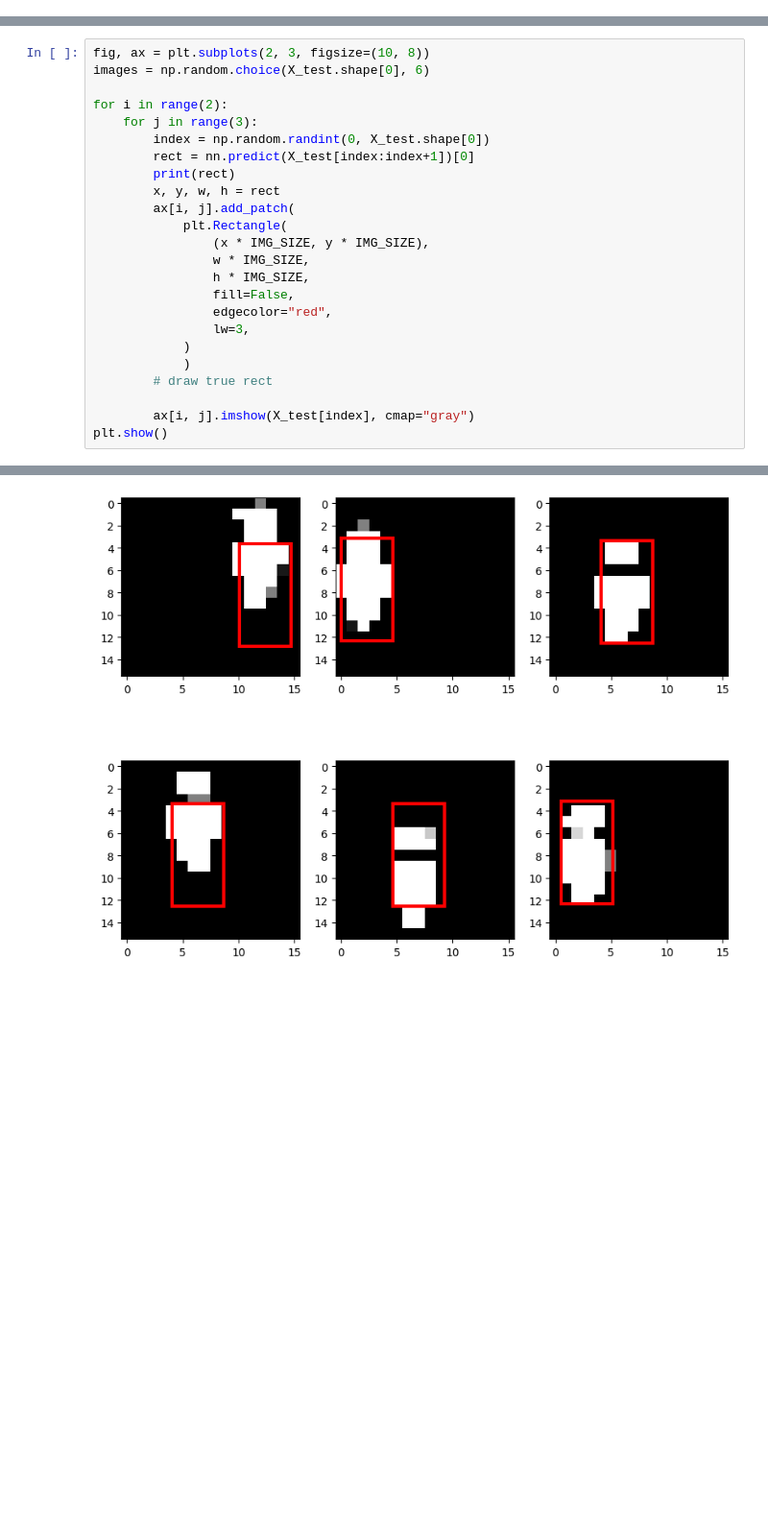
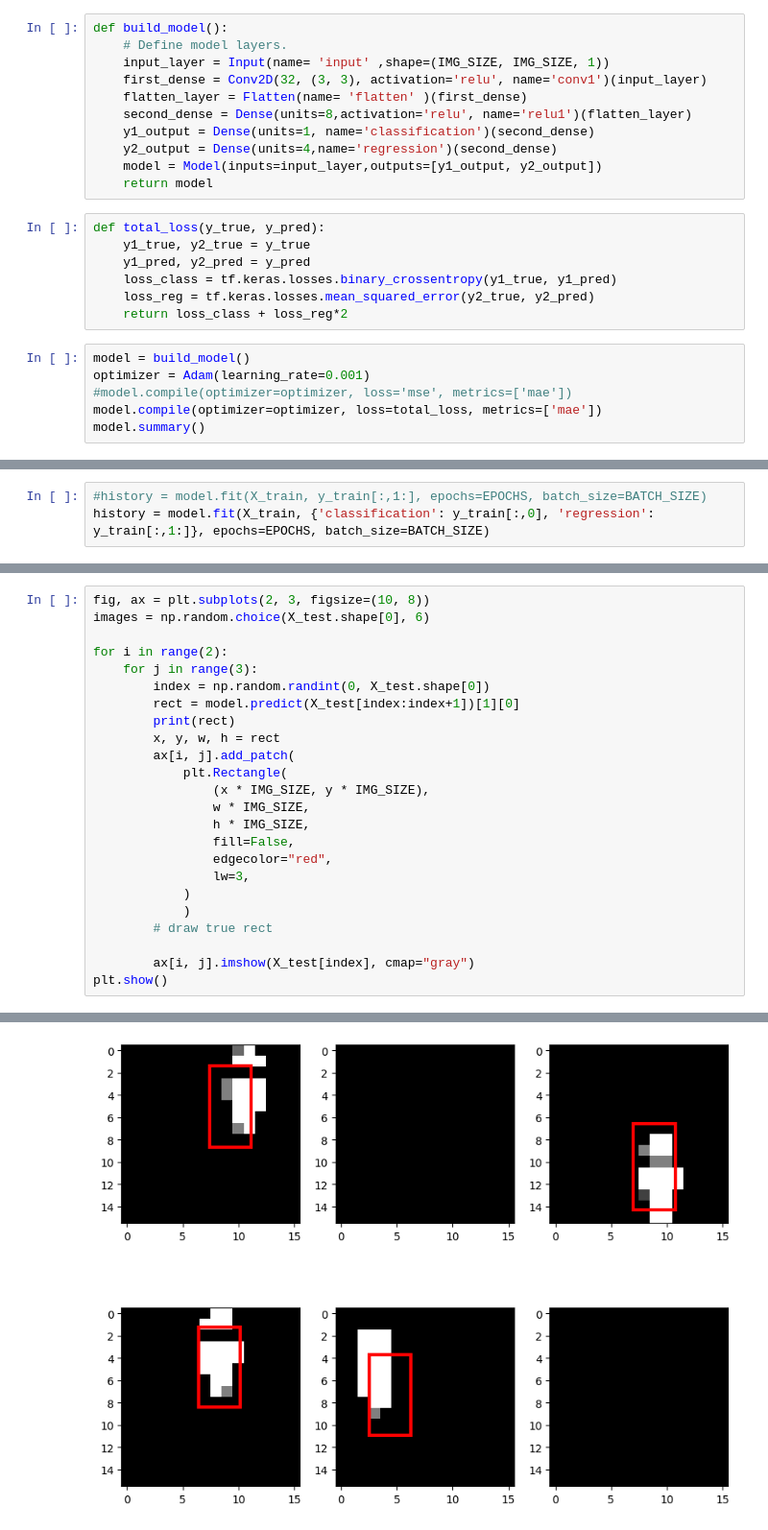
Before and after one commit to michalskibinski109/pygame_nn, a Jupyter notebook: train.ipynb, the cells around one changed output, grey strips where cells are left out. Shown at 96% size. Cells and saved outputs as stored; diff of their text form; blank space fills up the shorter version.

Commit message:
updated model

```diff
--- a/train.ipynb
+++ b/train.ipynb
@@ -77,0 +40,24 @@ Epoch 1000/1000
+# %%
+def build_model():
+    # Define model layers.
+    input_layer = Input(name= 'input' ,shape=(IMG_SIZE, IMG_SIZE, 1))
+    first_dense = Conv2D(32, (3, 3), activation='relu', name='conv1')(input_layer)
+    flatten_layer = Flatten(name= 'flatten' )(first_dense)
+    second_dense = Dense(units=8,activation='relu', name='relu1')(flatten_layer)
+    y1_output = Dense(units=1, name='classification')(second_dense)
+    y2_output = Dense(units=4,name='regression')(second_dense)
+    model = Model(inputs=input_layer,outputs=[y1_output, y2_output])
+    return model
+# %%
+def total_loss(y_true, y_pred):
+    y1_true, y2_true = y_true
+    y1_pred, y2_pred = y_pred
+    loss_class = tf.keras.losses.binary_crossentropy(y1_true, y1_pred)
+    loss_reg = tf.keras.losses.mean_squared_error(y2_true, y2_pred)
+    return loss_class + loss_reg*2
+# %%
+model = build_model()
+optimizer = Adam(learning_rate=0.001)
+#model.compile(optimizer=optimizer, loss='mse', metrics=['mae'])
+model.compile(optimizer=optimizer, loss=total_loss, metrics=['mae'])
+model.summary()
@@ -77,0 +82,3 @@ Epoch 1000/1000
+# %%
+#history = model.fit(X_train, y_train[:,1:], epochs=EPOCHS, batch_size=BATCH_SIZE)
+history = model.fit(X_train, {'classification': y_train[:,0], 'regression': y_train[:,1:]}, epochs=EPOCHS, batch_size=BATCH_SIZE)
@@ -92,7 +105,7 @@ images = np.random.choice(X_test.shape[0], 6)
 for i in range(2):
     for j in range(3):
         index = np.random.randint(0, X_test.shape[0])
-        rect = nn.predict(X_test[index:index+1])[0]
+        rect = model.predict(X_test[index:index+1])[1][0]
         print(rect)
         x, y, w, h = rect
         ax[i, j].add_patch(
@@ -125 +138 @@ plt.show()
-[figure, old version]
+[figure, new version]
```
Also changed, not shown: parts of 13 cells of this notebook, 7 other files.
